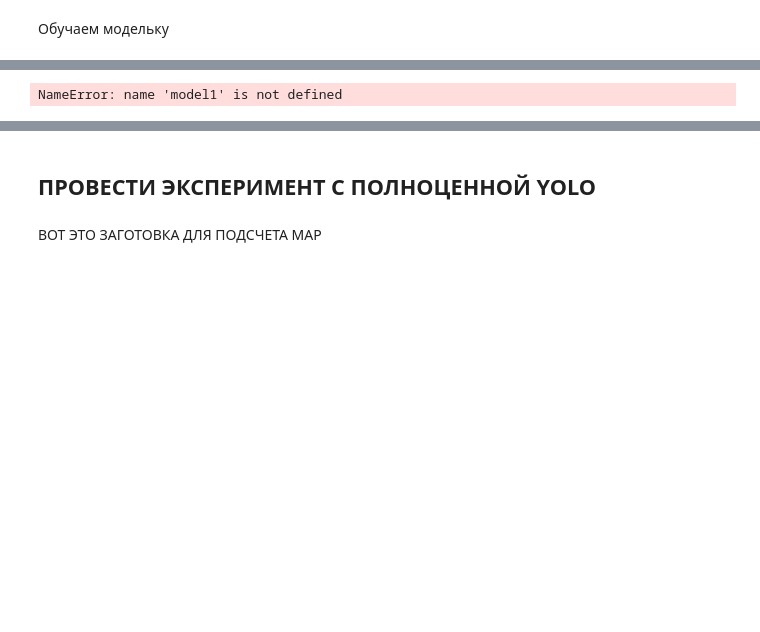
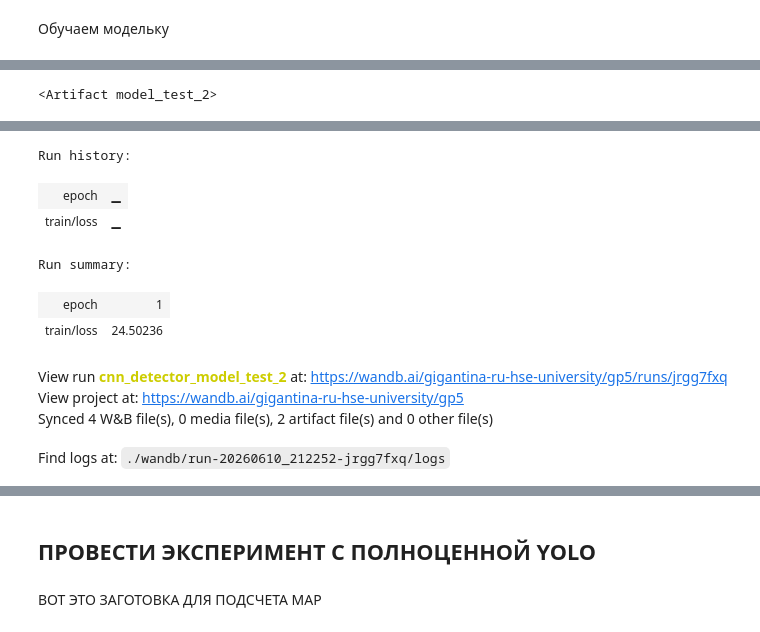
Before and after one commit to gigantina/gp-5, a Jupyter notebook: gp5_cnn_1.ipynb, the cells around one changed output, grey strips where cells are left out. Cells and saved outputs as stored; diff of their text form; code cells hidden in the pictures; blank space fills up the shorter version.

```diff
--- a/gp5_cnn_1.ipynb
+++ b/gp5_cnn_1.ipynb
@@ -533,4 +585,12 @@ KeyboardInterrupt:
 # %%
-pickle.dump(model1, open("model_test_2.pkl", 'wb'))
+pickle.dump(model_test_2, open("models/model_test_2.pkl", 'wb'))
-# %% [output]
-NameError: name 'model1' is not defined
+# %%
+artifact = wandb.Artifact(name="model_test_2", type="model",description="Тест логгирования модели Алины")
+
+artifact.add_file("models/model_test_2.pkl")
+run.log_artifact(artifact)
+# %% [output]
+<Artifact model_test_2>
+# %%
+wandb.finish()
+# %% [output]
@@ -537,3 +598,13 @@ NameError: name 'model1' is not defined
+Run history:
+| epoch | ▁ |
+| train/loss | ▁ |
+Run summary:
+| epoch | 1 |
+| train/loss | 24.50236 |
+View run cnn_detector_model_test_2 at: https://wandb.ai/gigantina-ru-hse-university/gp5/runs/jrgg7fxq
+View project at: https://wandb.ai/gigantina-ru-hse-university/gp5
+Synced 4 W&B file(s), 0 media file(s), 2 artifact file(s) and 0 other file(s)
+Find logs at: ./wandb/run-20260610_212252-jrgg7fxq/logs
 # %%
 with open('model_test_2.pkl', 'rb') as file:
     model_test_2 = pickle.load(file)
```
Also changed, not shown: parts of 14 cells of this notebook, 2 other files.
